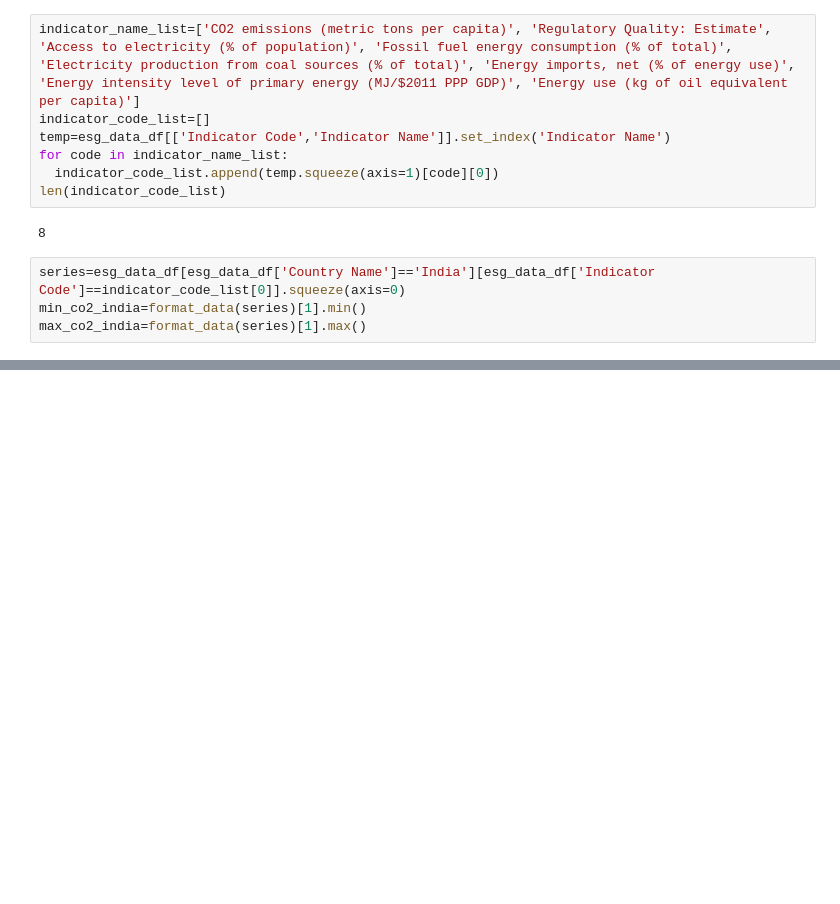
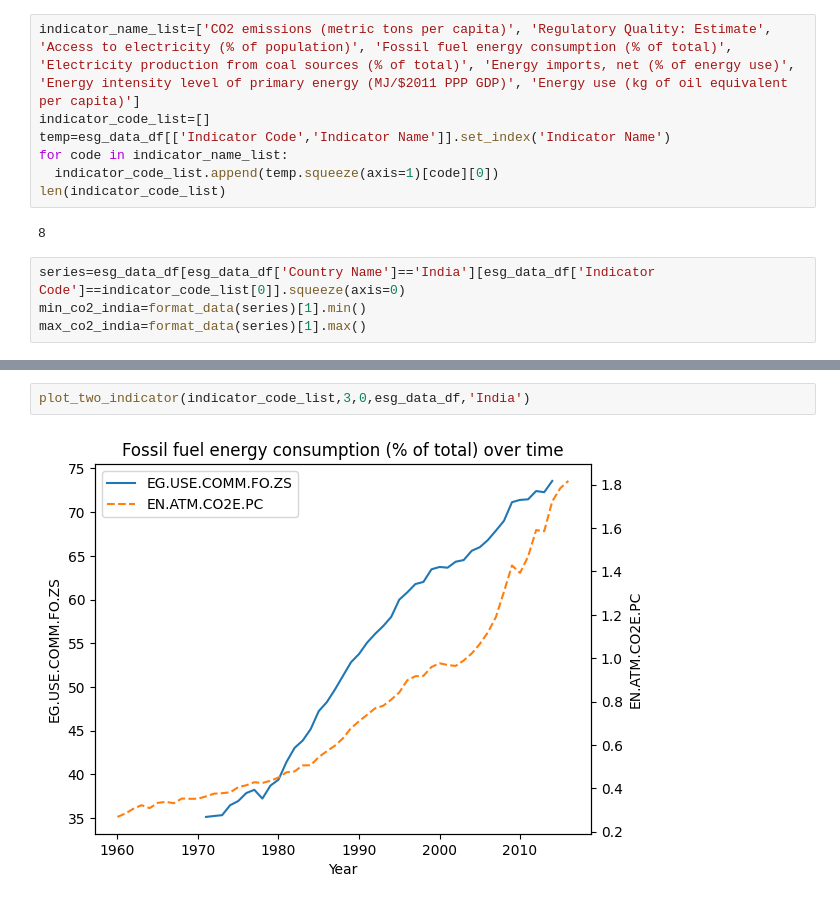
Before and after one commit to ashishsaranshakya/learning_data_analytics, a Jupyter notebook: Environment_Social_And_Governance_Data_Analysis.ipynb, the cells around one changed output, grey strips where cells are left out. Saved outputs shown, nothing was run; the diff lists cells and outputs as text; blank space fills up the shorter version.

```diff
--- a/Environment_Social_And_Governance_Data_Analysis.ipynb
+++ b/Environment_Social_And_Governance_Data_Analysis.ipynb
@@ -136,0 +153,4 @@ for indicator in indicator_code_list[1:]:
+# %%
+plot_two_indicator(indicator_code_list,3,0,esg_data_df,'India')
+# %% [output]
+[figure, added]
```
Also changed, not shown: parts of 12 cells of this notebook.
